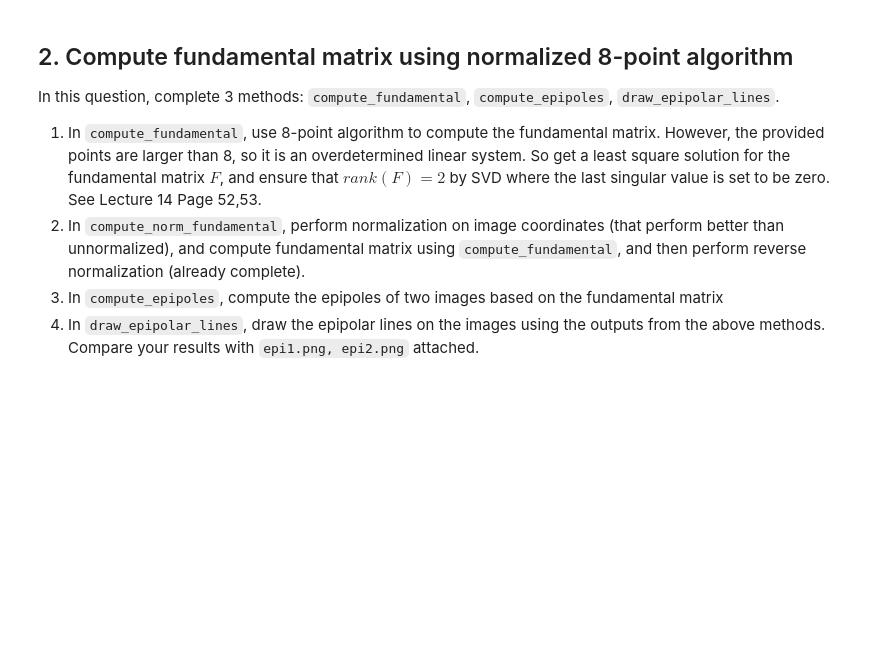
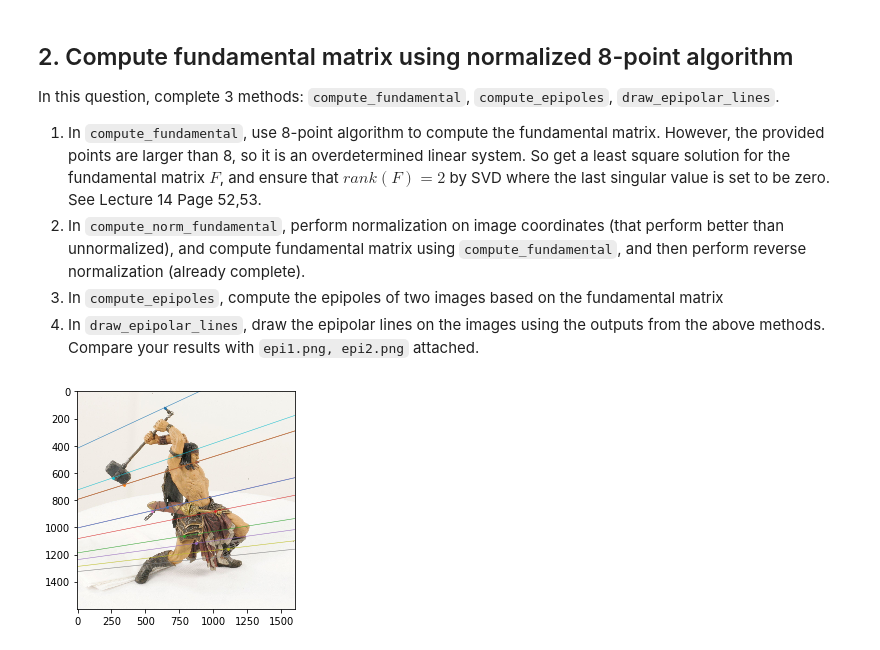
Before and after one commit to godic97/2020_PNU_CSE_Computer_Vision, a Jupyter notebook: hw4/hw4.ipynb, the cells around one changed output. Cells and saved outputs as stored; diff of their text form; code cells hidden in the pictures; blank space fills up the shorter version.

```diff
--- a/hw4/hw4.ipynb
+++ b/hw4/hw4.ipynb
@@ -48,12 +48,18 @@ def compute_fundamental(x1,x2):
     n = x1.shape[1]
     if x2.shape[1] != n:
         exit(1)
+    F = None
 
-    F = None
     ### YOUR CODE BEGINS HERE
 
-    A = np.array([[x1[0][i] * x2[0][i], x1[1][i] * x2[0][i], x1[2][i] * x2[0][i], x1[0][i] * x2[1][i], x1[1][i] * x2[1][i], x1[2][i] * x2[1][i], x1[0][i] * x2[2][i], x1[1][i] * x2[2][i], x1[2][i] * x2[2][i]] for i in range(0, n)])
-    _, _, VT = np.linalg.svd(A)
+    A = np.array([[x1[0][i] * x2[0][i], x1[1][i] * x2[0][i], x2[0][i], x1[0][i] * x2[1][i], x1[1][i] * x2[1][i], x2[1][i], x1[0][i], x1[1][i], 1] for i in range(0, n)])
+    _, _, A_VT = np.linalg.svd(A)
+    F = A_VT.T[:, 8].reshape((3,3))
+
+    F_U, F_S, F_VT = np.linalg.svd(F)
+    F_S_rank2 = [[F_S[0], 0, 0],[0, F_S[1], 0], [0, 0, 0]]
+    F = np.dot(F_U, np.dot(F_S_rank2, F_VT))
+
     ### YOUR CODE ENDS HERE
 
     return F
@@ -88,30 +94,65 @@ def compute_epipoles(F):
     """ Compute the epipoles e1, e2 from an input fundamental matrix F
         **Hint: from Fe1=0 and F'e2=0, find the least eigenvector of F or F'
     """
 
     e1 = None
     e2 = None
     ### YOUR CODE BEGINS HERE
 
+    _, _, F_VT = np.linalg.svd(F)
+    e1 = F_VT.T[:,2]
+    e1 = e1 / e1[2]
+
+    _, _, FT_VT = np.linalg.svd(F.T)
+    e2 = FT_VT.T[:,2]
+    e2 = e2 / e2[2]
     ### YOUR CODE ENDS HERE
 
     return e1, e2
 
 def draw_epipolar_lines(img1, img2, cor1, cor2):
     """ Draw epipolar lines for given images, corners
         Args:
             img1: image 1
             img2: image 2
             cor1: points in homogeneous image coordinate in img1 (3xn)
             cor2: points in homogeneous image coordinate in img2 (3xn)
     """
     F = compute_norm_fundamental(cor1, cor2)
 
     e1, e2 = compute_epipoles(F)
     ### YOUR CODE BEGINS HERE
 
+    plt.cla()
+    for cor in cor1.T:
+        gradient = (e1[1] - cor[1]) / (e1[0] - cor[0] + 1e-9)
+        b = (e1[1] - gradient * e1[0])
+        ymin = b
+        ymax = gradient * 2000 + b
+        plt.plot([0, 2000], [ymin, ymax], linewidth=0.5)
+        #plt.plot([e1[0], cor[0]], [e1[1], cor[1]])
+        plt.scatter(cor[0],cor[1], s=3)
+
+    plt.imshow(img1)
+    plt.savefig('e1.png', dpi=1200)
+
+    plt.cla()
+    for cor in cor2.T:
+        gradient = (e2[1] - cor[1]) / (e2[0] - cor[0] + 1e-9)
+        b = (e2[1] - gradient * e2[0])
+        ymin = b
+        ymax = gradient * 2000 + b
+        plt.plot([0, 2000], [ymin, ymax], linewidth=0.5)
+       # plt.plot([e2[0], cor[0]], [e2[1], cor[1]])
+        plt.scatter(cor[0],cor[1], s=3)
+
+    plt.imshow(img2)
+    plt.savefig('e2.png', dpi=1200)
+
     ### YOUR CODE ENDS HERE
 
     return
 
 draw_epipolar_lines(img1, img2, cor1, cor2)
+# %% [output]
+[figure, added]
```
Also changed, not shown: parts of 1 cell of this notebook, 2 other files.
